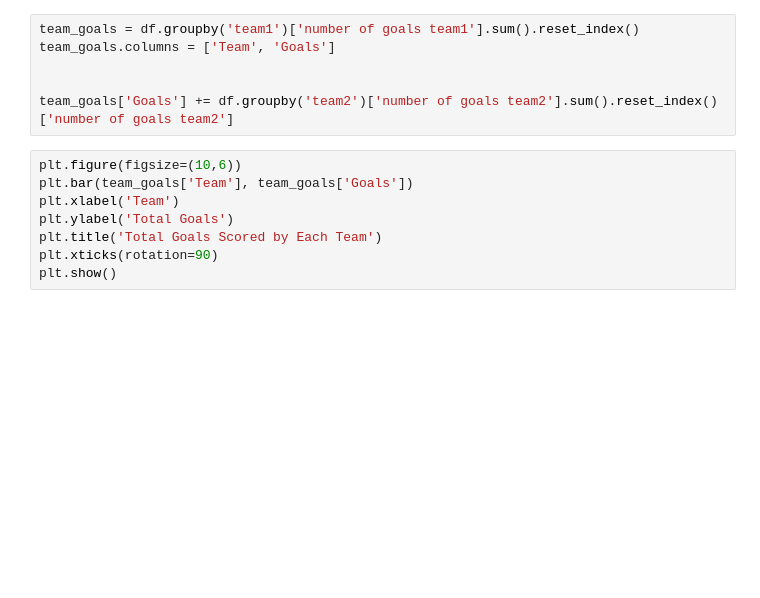
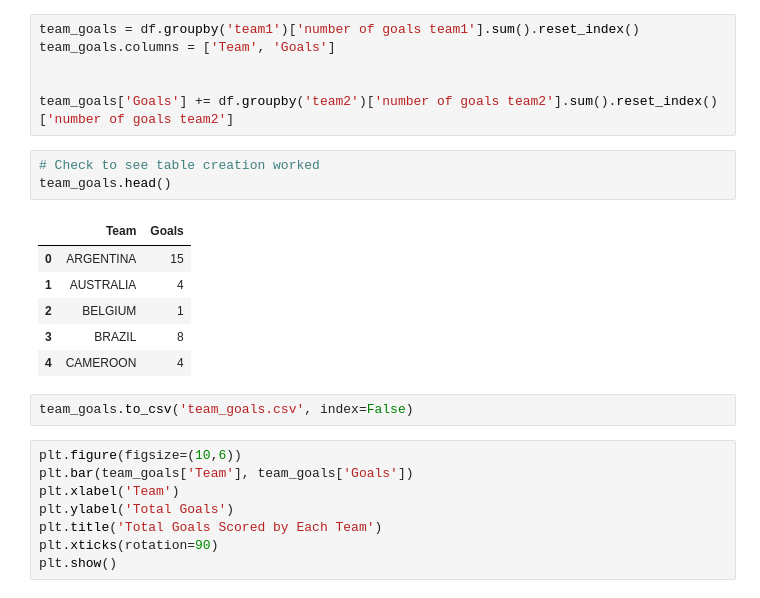
Before and after one commit to DamonLeon/WorldCupDataExploration, a Jupyter notebook: World Cup Analysis.ipynb, the cells around one changed output. Saved outputs shown, nothing was run; the diff lists cells and outputs as text; blank space fills up the shorter version.

Commit message:
Adding exported goals and games played csv tables

```diff
--- a/World Cup Analysis.ipynb
+++ b/World Cup Analysis.ipynb
@@ -123,6 +158,18 @@ team_goals.columns = ['Team', 'Goals']
 
 
 team_goals['Goals'] += df.groupby('team2')['number of goals team2'].sum().reset_index()['number of goals team2']
+# %%
+# Check to see table creation worked
+team_goals.head()
+# %% [output]
+|  | Team | Goals |
+| 0 | ARGENTINA | 15 |
+| 1 | AUSTRALIA | 4 |
+| 2 | BELGIUM | 1 |
+| 3 | BRAZIL | 8 |
+| 4 | CAMEROON | 4 |
+# %%
+team_goals.to_csv('team_goals.csv', index=False)
 # %%
 plt.figure(figsize=(10,6))
 plt.bar(team_goals['Team'], team_goals['Goals'])
```
Also changed, not shown: parts of 13 cells of this notebook, 3 other files.
